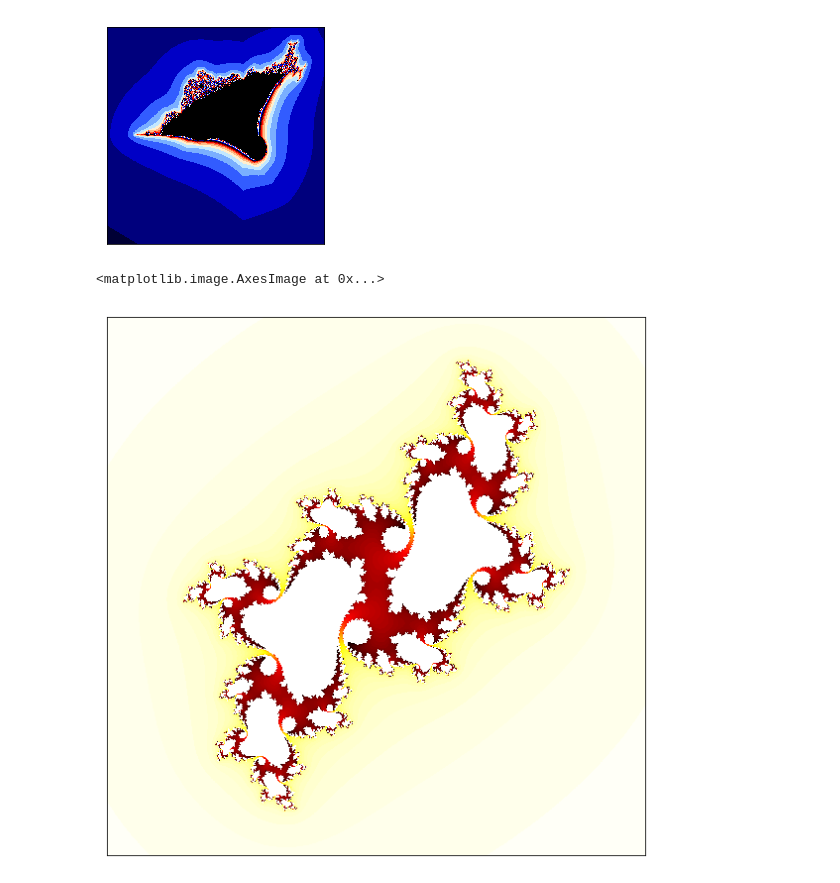
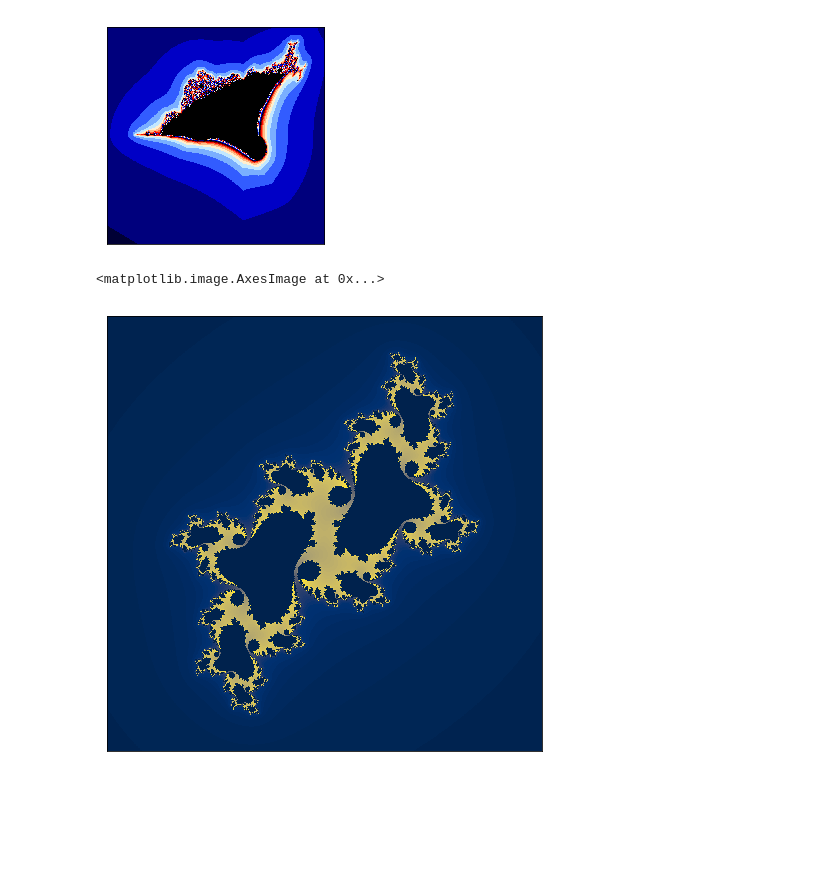
Before and after one commit to k4black/python-guide-fractals, a Jupyter notebook: PythonHSE.ipynb, the cells around one changed output. Cells and saved outputs as stored; diff of their text form; code cells hidden in the pictures; blank space fills up the shorter version.

```diff
--- a/PythonHSE.ipynb
+++ b/PythonHSE.ipynb
@@ -286,34 +312,34 @@ def julia_set():
             # Do the iterations
             while abs(z) <= zabs_max and nit < nit_max:
                 z = z**2 + c
                 nit += 1
             shade = 1-np.sqrt(nit / nit_max)
             ratio = nit / nit_max
             julia[ix,iy] = ratio
 
     return julia
 
 def jsn(pmin, pmax, ppoints, qmin, qmax, qpoints, iterat=100, infty=10):
     image = np.zeros((ppoints, qpoints))
     z = np.zeros_like(image)
     c = -0.1 + 0.65j
     p, q = np.mgrid[pmin:pmax:(ppoints*1j), qmin:qmax:(qpoints*1j)]
-    # матрица всех возможных значений c
+    # матрица всех возможных значений z
     z = p + 1j*q
     for k in range(iterat):
         z = z**2 + c
         mask = (np.abs(z) > infty) & (image == 0)
         image[mask] = k
         z[mask] = np.nan
     return image
 
-size_in = 10
+size_in = 8
 dpi = 192
 image = jsn(-1.5, 1.5, size_in*dpi, -1.5, 1.5, size_in*dpi)
 plt.figure(figsize=(size_in, size_in))
 plt.xticks([])
 plt.yticks([])
-plt.imshow(image, cmap=cm.hot_r)
+plt.imshow(image, cmap=cm.cividis)
 # %% [output]
 <matplotlib.image.AxesImage at 0x...>
-[figure, old version]
+[figure, new version]
```
Also changed, not shown: parts of 13 cells of this notebook, 1 other file.
